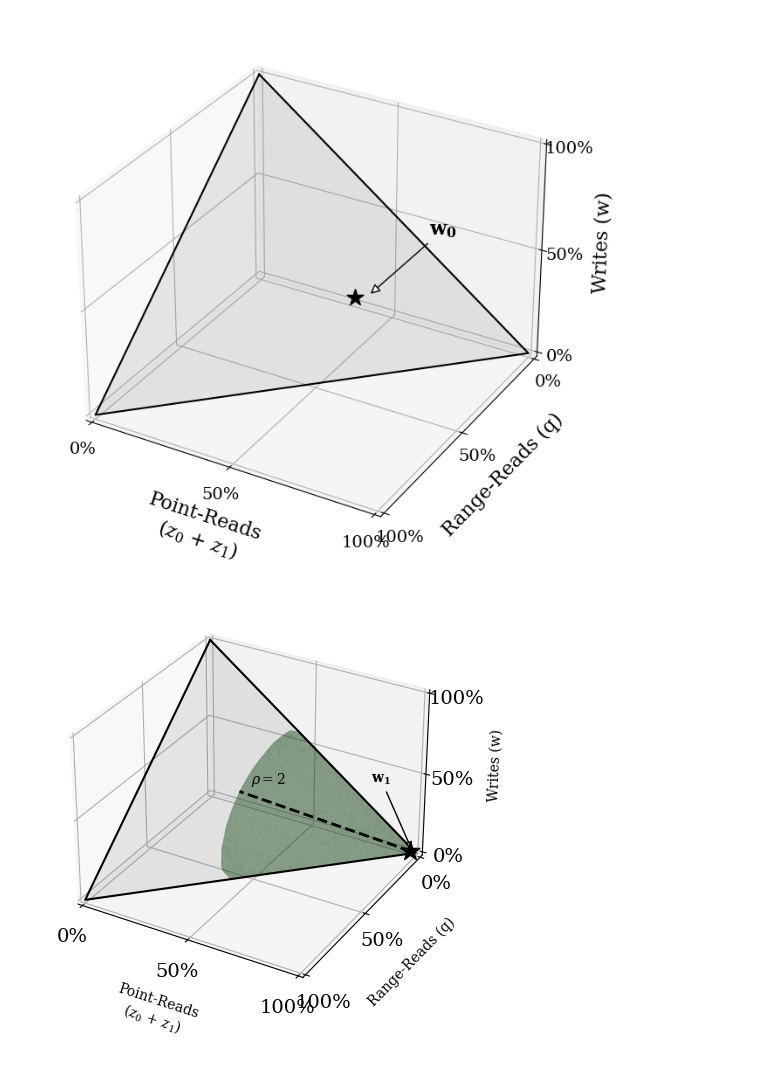
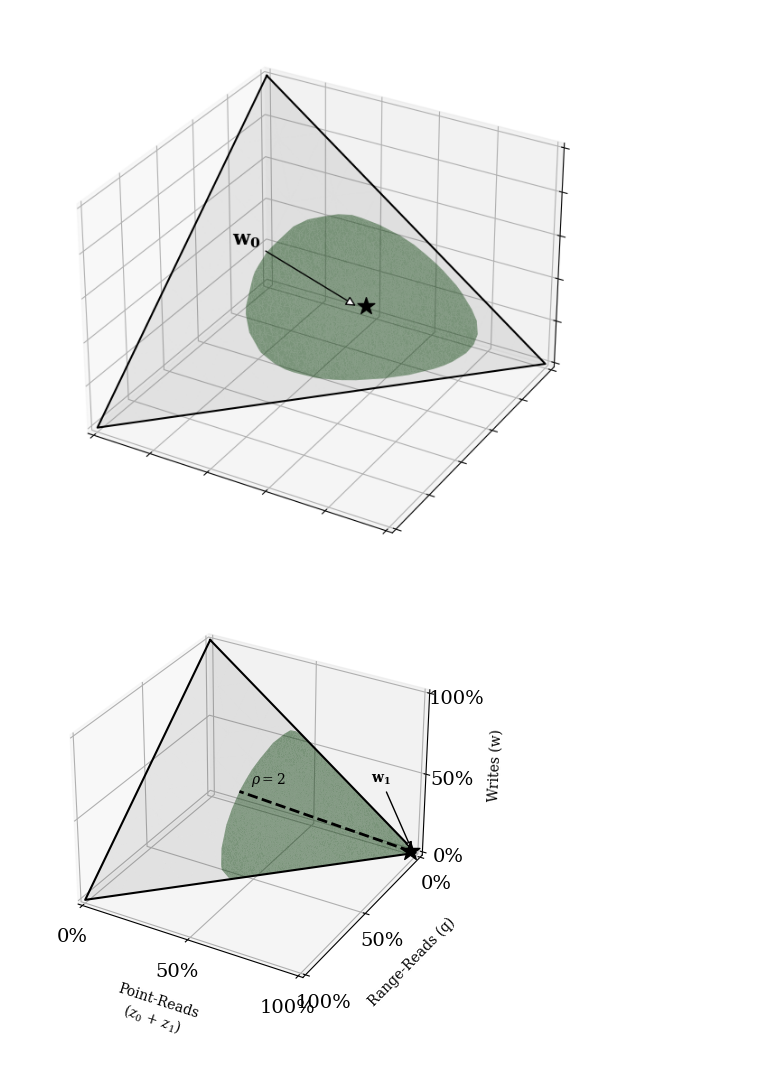
Before and after one commit to BU-DiSC/endure, a Jupyter notebook: endure/visualization/01_kl_divergence.ipynb, the cells around one changed output. Cells and saved outputs as stored; diff of their text form; code cells hidden in the pictures.

```diff
--- a/endure/visualization/01_kl_divergence.ipynb
+++ b/endure/visualization/01_kl_divergence.ipynb
@@ -67,7 +67,7 @@ def _annotate3D(ax, text, xyz, *args, **kwargs):
 
 setattr(Axes3D, 'annotate3D', _annotate3D)
 # %%
-sys.path.insert(1, '/Users/ndhuynh/repos/endure/endure/endure')
+sys.path.insert(1, '/scratchNVM0/ndhuynh/endure/endure')
 from data.data_provider import DataProvider
 from data.data_exporter import DataExporter
 from robust.workload_uncertainty import WorkloadUncertainty
@@ -75,7 +75,7 @@ from lsm_tree.cost_function import CostFunction
 from lsm_tree.nominal import NominalWorkloadTuning
 from jobs.sample_uncertain_workloads import SampleUncertainWorkloads
 
-config = DataProvider.read_config('/Users/ndhuynh/repos/endure/endure/endure/config/robust-lsm-trees.yaml')
+config = DataProvider.read_config('/scratchNVM0/ndhuynh/endure/endure/config/robust-lsm-trees.yaml')
 de = DataExporter(config)
 dp = DataProvider(config)
 w0s = [
@@ -125,46 +125,51 @@ z = z.transpose() + np.tril(z, -1)
 w0id, left, right = 0, 0, 0.2
 fs = 16
 w0 = to_array(w0s[w0id])
 df_obs = df[(df[f'd{w0id}'] > left) & (df[f'd{w0id}'] < right)]
 
 set_style()
 fig = plt.figure()
 ax = Axes3D(fig, auto_add_to_figure=False, computed_zorder=False)
 fig.add_axes(ax)
 
 ax_surf = ax.plot_trisurf(x.flatten(), y.flatten() , z.flatten(), color='tab:gray', alpha=0.1, zorder=0, rasterized=True)
-# cloud = ax.plot_trisurf(df_obs['z'], df_obs['q'], df_obs['w'], color='tab:green', alpha=0.5, zorder=2, rasterized=True)
+cloud = ax.plot_trisurf(df_obs['z'], df_obs['q'], df_obs['w'], color='tab:green', alpha=0.5, zorder=2, rasterized=True)
 edge = ax.plot([0, 1, 0, 0], [0, 0, 1, 0], [1, 0, 0, 1], color='black', zorder=3)
 ax_w0 = ax.scatter(w0[0], w0[1], w0[2], color='black', marker='*', s=200, zorder=100, rasterized=True)
-# fakeline = mpl.lines.Line2D([0],[0], linestyle="none", c='tab:green', marker = 'o', alpha=0.5)
+fakeline = mpl.lines.Line2D([0],[0], linestyle="none", c='tab:green', marker = 'o', alpha=0.5)
 # ax.legend([fakeline], ['Uncertainty Neighborhood'], loc='upper right')
 
 ax.set_xlim3d(0, 1), ax.set_ylim3d(0, 1), ax.set_zlim3d(0, 1)
-ax.set_xticks([0, 0.5, 1], fontsize=fs), ax.set_yticks([0, 0.5, 1], fontsize=fs), ax.set_zticks([0, 0.5, 1], fontsize=fs)
-ax.xaxis.set_major_formatter(mtick.PercentFormatter(1.0))
-ax.yaxis.set_major_formatter(mtick.PercentFormatter(1.0))
-ax.zaxis.set_major_formatter(mtick.PercentFormatter(1.0))
+ax.set_xticklabels([])
+ax.set_yticklabels([])
+ax.set_zticklabels([])
+# ax.set_xticks([]), ax.set_yticks([]), ax.set_zticks([])
+# ax.set_xticks([0, 0.5, 1], fontsize=fs), ax.set_yticks([0, 0.5, 1], fontsize=fs), ax.set_zticks([0, 0.5, 1], fontsize=fs)
+# ax.xaxis.set_major_formatter(mtick.PercentFormatter(1.0))
+# ax.yaxis.set_major_formatter(mtick.PercentFormatter(1.0))
+# ax.zaxis.set_major_formatter(mtick.PercentFormatter(1.0))
 
 ax.set_ylim(1, 0)
-ax.set_xlabel('Point-Reads\n($z_0$ + $z_1$)', labelpad=15, fontsize=fs)
-ax.set_ylabel('Range-Reads (q)', labelpad=10, fontsize=fs)
-ax.set_zlabel('Writes (w)', labelpad=10, fontsize=fs)
+# ax.set_xlabel('Point-Reads\n($z_0$ + $z_1$)', labelpad=15, fontsize=fs)
+# ax.set_ylabel('Range-Reads (q)', labelpad=10, fontsize=fs)
+# ax.set_zlabel('Writes (w)', labelpad=10, fontsize=fs)
 
-ax.annotate3D('$\mathbf{w_0}$', (0.55, 0.25, 0.28),
-              xytext=(50, 50),
+ax.annotate3D('$\mathbf{w_0}$', (0.50, 0.30, 0.28),
+              xytext=(-100, 50),
               textcoords='offset points',
               fontsize=fs,
               arrowprops=dict(arrowstyle="-|>", ec='black', fc='white', lw=1))
 
 # df_obs = df_obs.sort_values(by='d0')
 # df_obs = df_obs[df_obs.z < 0.3]
 # ptmax = df_obs.iloc[-1]
 # ax.plot([w0[0], ptmax.z], [w0[1], ptmax.q], [w0[2], ptmax.w], '--', color='black', lw=2)
 # ax.text(0.4, 0.35, 0.45, r'$\rho = 0.2$')
 set_size(fig, scale=3)
-save_fig(fig, 'kl_div.pdf')
+fig.savefig('/home/grad2/ndhuynh/transfer/tmp.png', transparent=True, dpi=300)
+# save_fig(fig, 'kl_div.pdf')
 # %% [output]
-[figure, old version]
+[figure, new version]
 # %%
 w0id, left, right = 1, 0, 2
 w0 = to_array(w0s[w0id])
```
Also changed, not shown: parts of 1 cell of this notebook, 7 other files.
